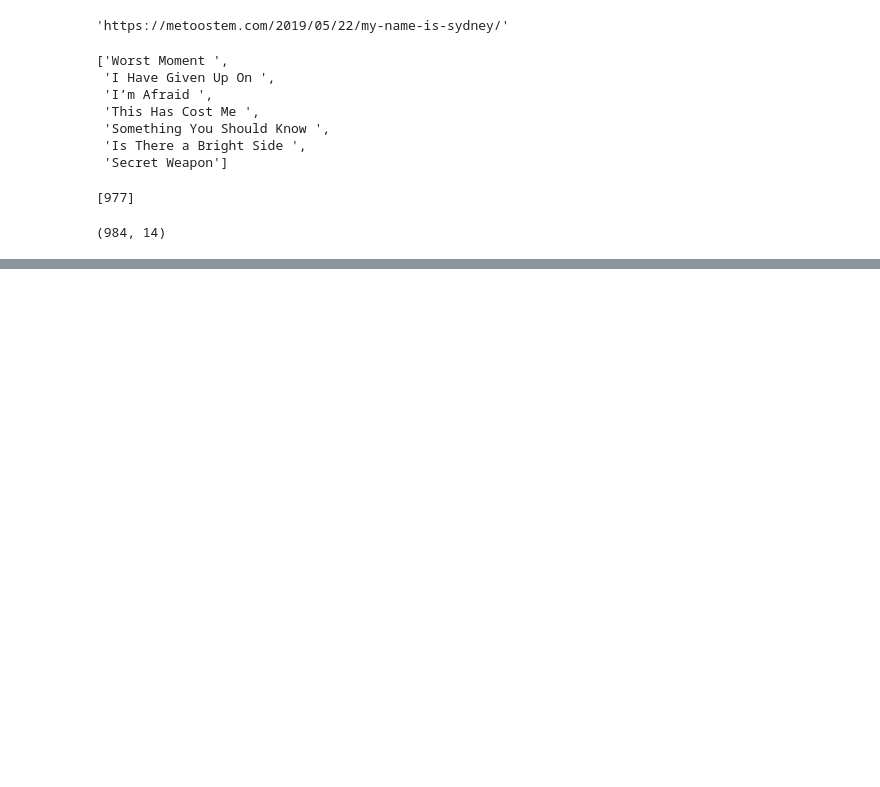
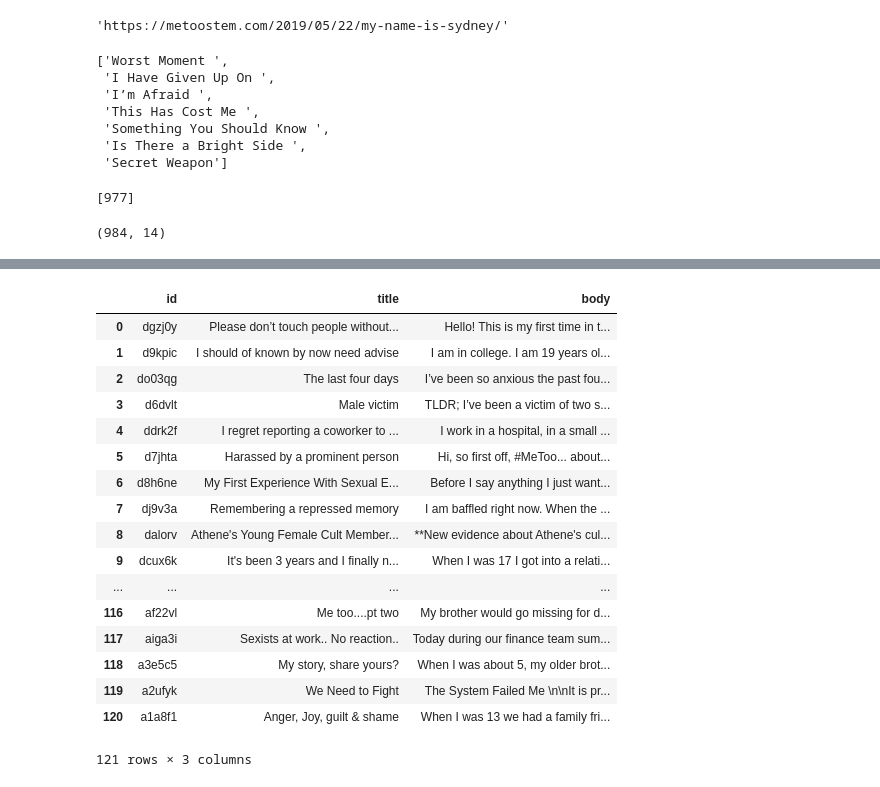
Before and after one commit to k-christensen/MeToo_in_STEM, a Jupyter notebook: exploratory.ipynb, the cells around one changed output, grey strips where cells are left out. Cells and saved outputs as stored; diff of their text form; code cells hidden in the pictures; blank space fills up the shorter version.

```diff
--- a/exploratory.ipynb
+++ b/exploratory.ipynb
@@ -192,0 +272,27 @@ Note: you may need to restart the kernel to use updated packages.
+# %%
+sp_posts = []
+for post in mt_sub.search('flair_name:"Serious/Personal"', limit = None):
+    if post.selftext is not '':
+        sp_posts.append([post.id, post.title, post.selftext])
+
+df_sp_posts = pd.DataFrame(sp_posts, columns = ['id', 'title', 'body'])
+df_sp_posts
+# %% [output]
+|  | id | title | body |
+| 0 | dgzj0y | Please don’t touch people without... | Hello! This is my first time in t... |
+| 1 | d9kpic | I should of known by now need advise | I am in college. I am 19 years ol... |
+| 2 | do03qg | The last four days | I’ve been so anxious the past fou... |
+| 3 | d6dvlt | Male victim | TLDR; I’ve been a victim of two s... |
+| 4 | ddrk2f | I regret reporting a coworker to ... | I work in a hospital, in a small ... |
+| 5 | d7jhta | Harassed by a prominent person | Hi, so first off, #MeToo... about... |
+| 6 | d8h6ne | My First Experience With Sexual E... | Before I say anything I just want... |
+| 7 | dj9v3a | Remembering a repressed memory | I am baffled right now. When the ... |
+| 8 | dalorv | Athene's Young Female Cult Member... | **New evidence about Athene's cul... |
+| 9 | dcux6k | It's been 3 years and I finally n... | When I was 17 I got into a relati... |
+| ... | ... | ... | ... |
+| 116 | af22vl | Me too....pt two | My brother would go missing for d... |
+| 117 | aiga3i | Sexists at work.. No reaction.. | Today during our finance team sum... |
+| 118 | a3e5c5 | My story, share yours? | When I was about 5, my older brot... |
+| 119 | a2ufyk | We Need to Fight | The System Failed Me \n\nIt is pr... |
+| 120 | a1a8f1 | Anger, Joy, guilt & shame | When I was 13 we had a family fri... |
+121 rows × 3 columns
```
Also changed, not shown: parts of 18 cells of this notebook, 2 other files.
